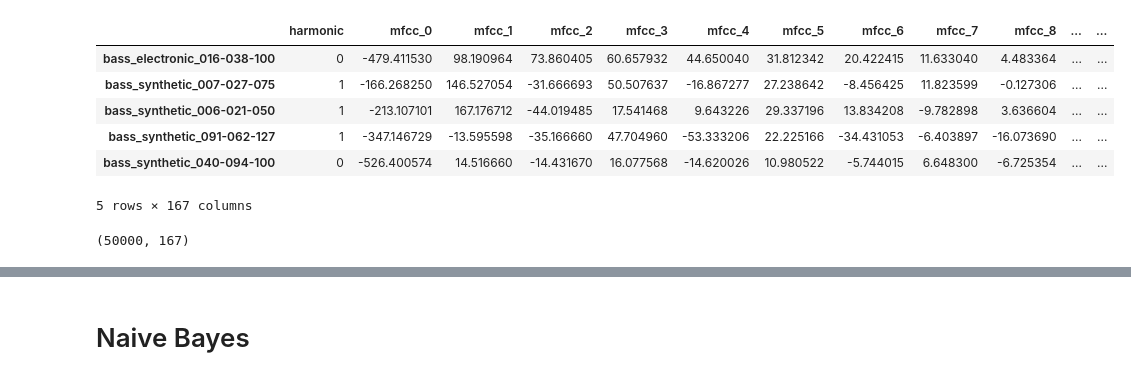
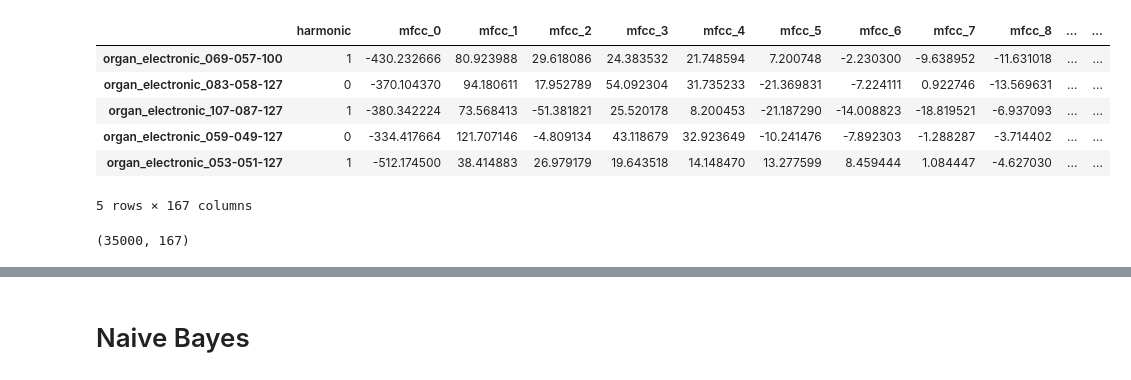
Before and after one commit to mariechu3/CS229Nsynth, a Jupyter notebook: SupervisedLearning.ipynb, the cells around one changed output, grey strips where cells are left out. Cells and saved outputs as stored; diff of their text form; code cells hidden in the pictures.

```diff
--- a/SupervisedLearning.ipynb
+++ b/SupervisedLearning.ipynb
@@ -14,20 +14,21 @@ from scipy.stats import randint as sp_randint
 from sklearn.svm import SVC
 from sklearn.preprocessing import MinMaxScaler
 # %%
-with open('DataWrangling/df_features_train.pickle', 'rb') as f:
-    df_train = pickle.load(f)
+with open('DataWrangling/df_features_train_large.pickle', 'rb') as f:
+    df_train = pickle.load(f)[0:35000]
+#     df_train = pickle.load(f)
 
-df_train.head()
+df_train.tail()
 # %% [output]
 |  | harmonic | mfcc_0 | mfcc_1 | mfcc_2 | mfcc_3 | mfcc_4 | mfcc_5 | mfcc_6 | mfcc_7 | mfcc_8 | ... | ... |
-| bass_electronic_016-038-100 | 0 | -479.411530 | 98.190964 | 73.860405 | 60.657932 | 44.650040 | 31.812342 | 20.422415 | 11.633040 | 4.483364 | ... | ... |
-| bass_synthetic_007-027-075 | 1 | -166.268250 | 146.527054 | -31.666693 | 50.507637 | -16.867277 | 27.238642 | -8.456425 | 11.823599 | -0.127306 | ... | ... |
-| bass_synthetic_006-021-050 | 1 | -213.107101 | 167.176712 | -44.019485 | 17.541468 | 9.643226 | 29.337196 | 13.834208 | -9.782898 | 3.636604 | ... | ... |
-| bass_synthetic_091-062-127 | 1 | -347.146729 | -13.595598 | -35.166660 | 47.704960 | -53.333206 | 22.225166 | -34.431053 | -6.403897 | -16.073690 | ... | ... |
-| bass_synthetic_040-094-100 | 0 | -526.400574 | 14.516660 | -14.431670 | 16.077568 | -14.620026 | 10.980522 | -5.744015 | 6.648300 | -6.725354 | ... | ... |
+| organ_electronic_069-057-100 | 1 | -430.232666 | 80.923988 | 29.618086 | 24.383532 | 21.748594 | 7.200748 | -2.230300 | -9.638952 | -11.631018 | ... | ... |
+| organ_electronic_083-058-127 | 0 | -370.104370 | 94.180611 | 17.952789 | 54.092304 | 31.735233 | -21.369831 | -7.224111 | 0.922746 | -13.569631 | ... | ... |
+| organ_electronic_107-087-127 | 1 | -380.342224 | 73.568413 | -51.381821 | 25.520178 | 8.200453 | -21.187290 | -14.008823 | -18.819521 | -6.937093 | ... | ... |
+| organ_electronic_059-049-127 | 0 | -334.417664 | 121.707146 | -4.809134 | 43.118679 | 32.923649 | -10.241476 | -7.892303 | -1.288287 | -3.714402 | ... | ... |
+| organ_electronic_053-051-127 | 1 | -512.174500 | 38.414883 | 26.979179 | 19.643518 | 14.148470 | 13.277599 | 8.459444 | 1.084447 | -4.627030 | ... | ... |
 5 rows × 167 columns
 # %%
 df_train.shape
 # %% [output]
-(50000, 167)
+(35000, 167)
 # %%
```
Also changed, not shown: parts of 12 cells of this notebook, 16 other files.
